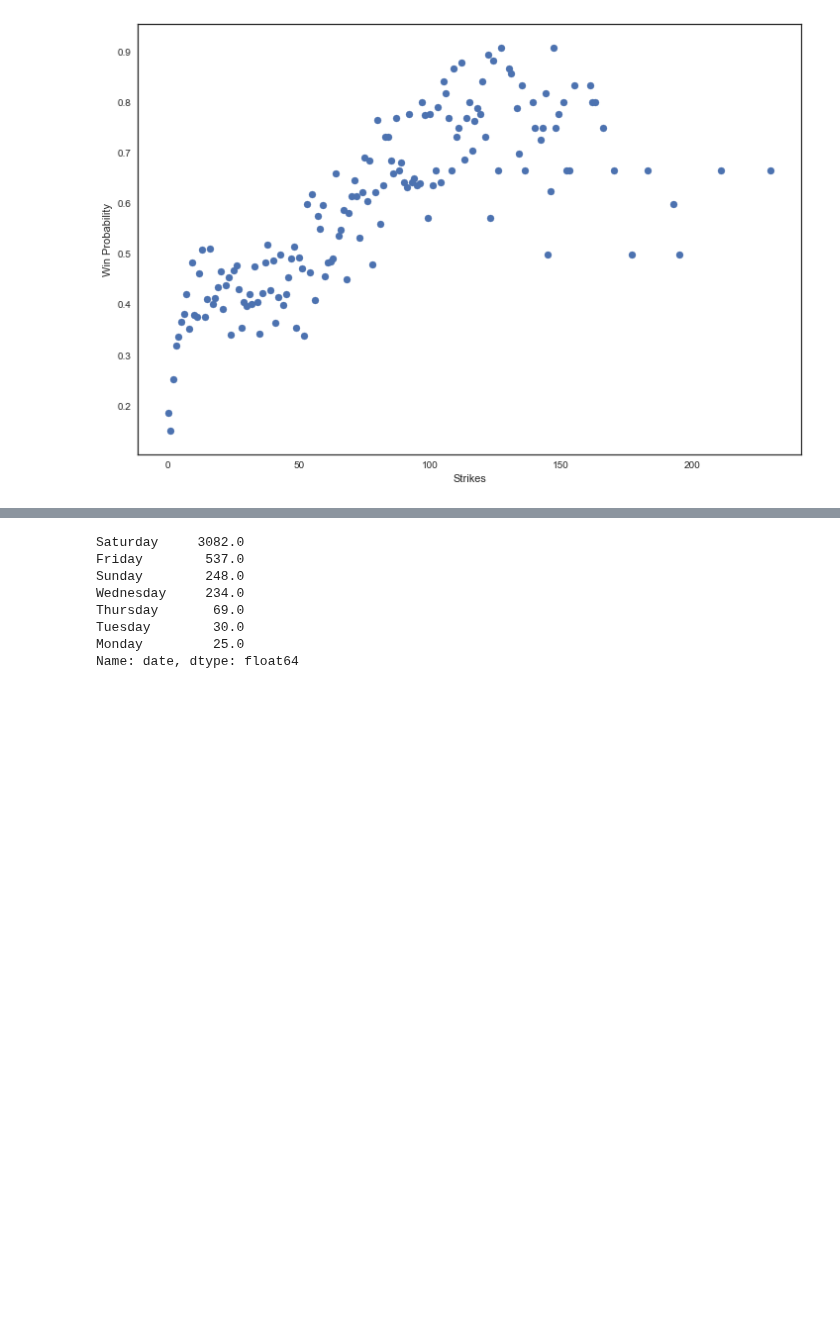
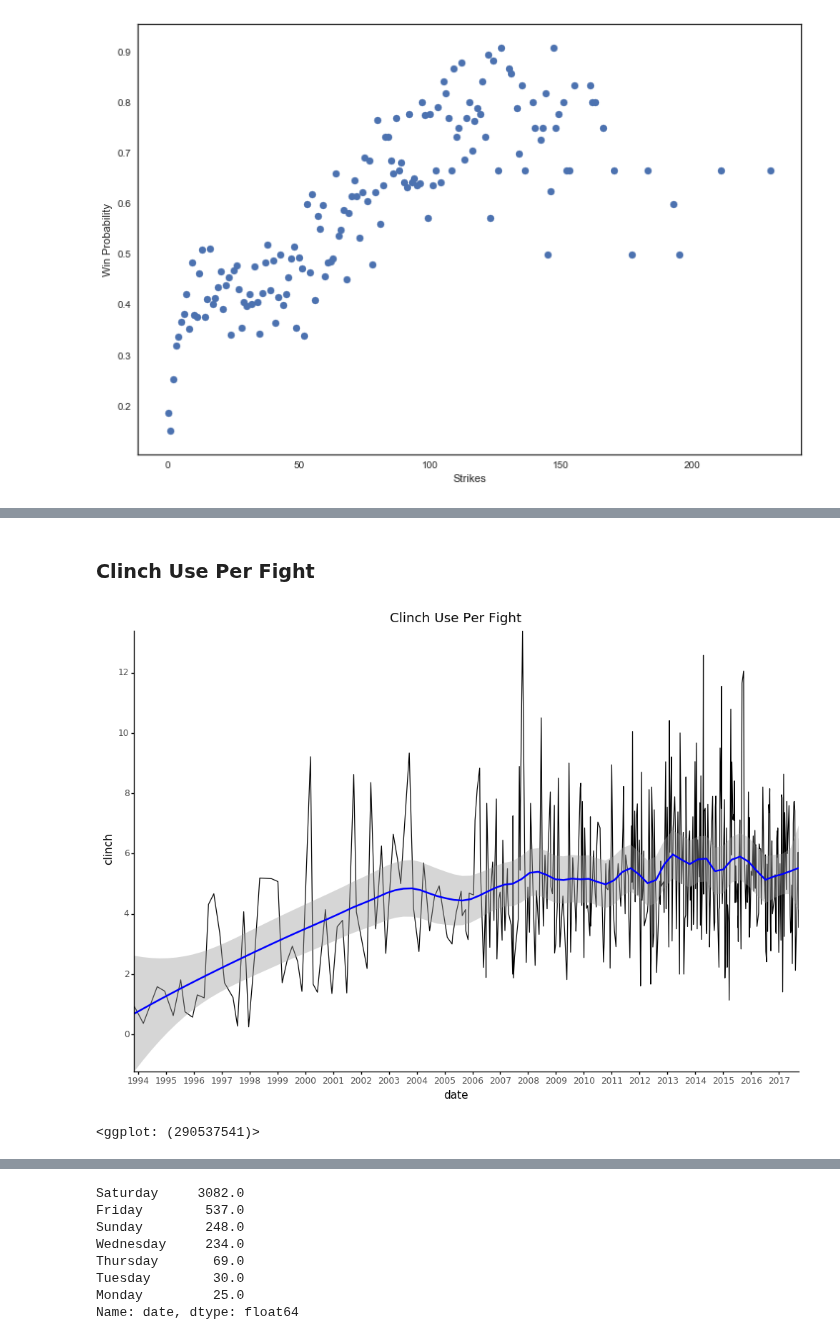
Before and after one commit to cfergusonlee/ufc_fight_analysis, a Jupyter notebook: ufc_analysis.ipynb, the cells around one changed output, grey strips where cells are left out. Drawn from its saved outputs; the diff is of its cells as text; code cells hidden in the pictures; blank space fills up the shorter version.

```diff
--- a/ufc_analysis.ipynb
+++ b/ufc_analysis.ipynb
@@ -730,0 +707,15 @@ from mizani.formatters import date_format
+# %% [markdown]
+### Clinch Use Per Fight
+# %%
+(ggplot(aes(x='date', y='clinch'), data=fight_df.groupby('date')['clinch'].mean().reset_index())
+ + geom_line()
+ + stat_smooth(colour='blue', span=0.2)
+ + scale_x_datetime(expand=[0,0], breaks=date_breaks('1 year'), labels=date_format('%Y'))
+ + scale_y_continuous(expand=[0,0], breaks=range(0,16,2))
+ + theme_classic()
+ + theme(figure_size=(12, 8))
+ + labs(title="Clinch Use Per Fight")
+)
+# %% [output]
+[figure, added]
+<ggplot: (290537541)>
```
Also changed, not shown: parts of 76 cells of this notebook, 3 other files.
